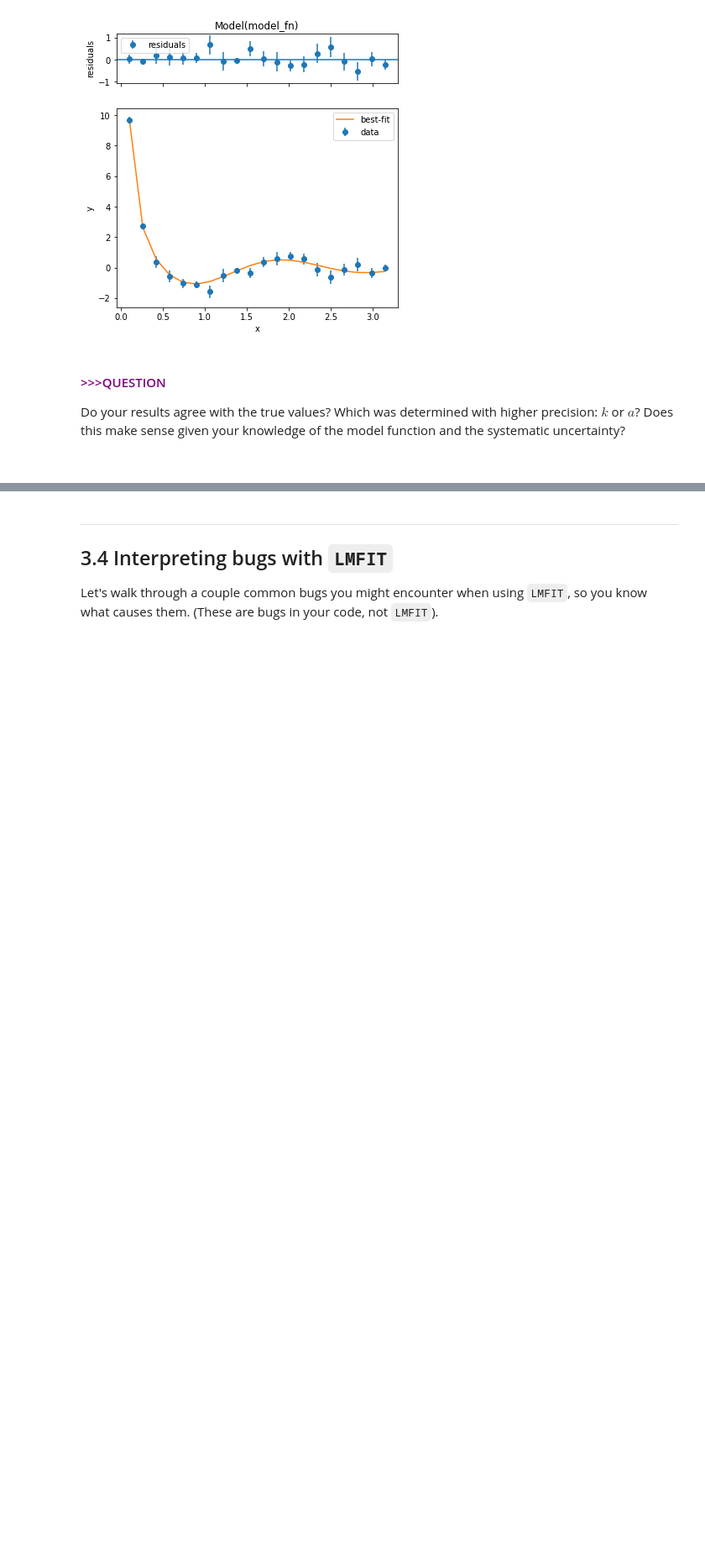
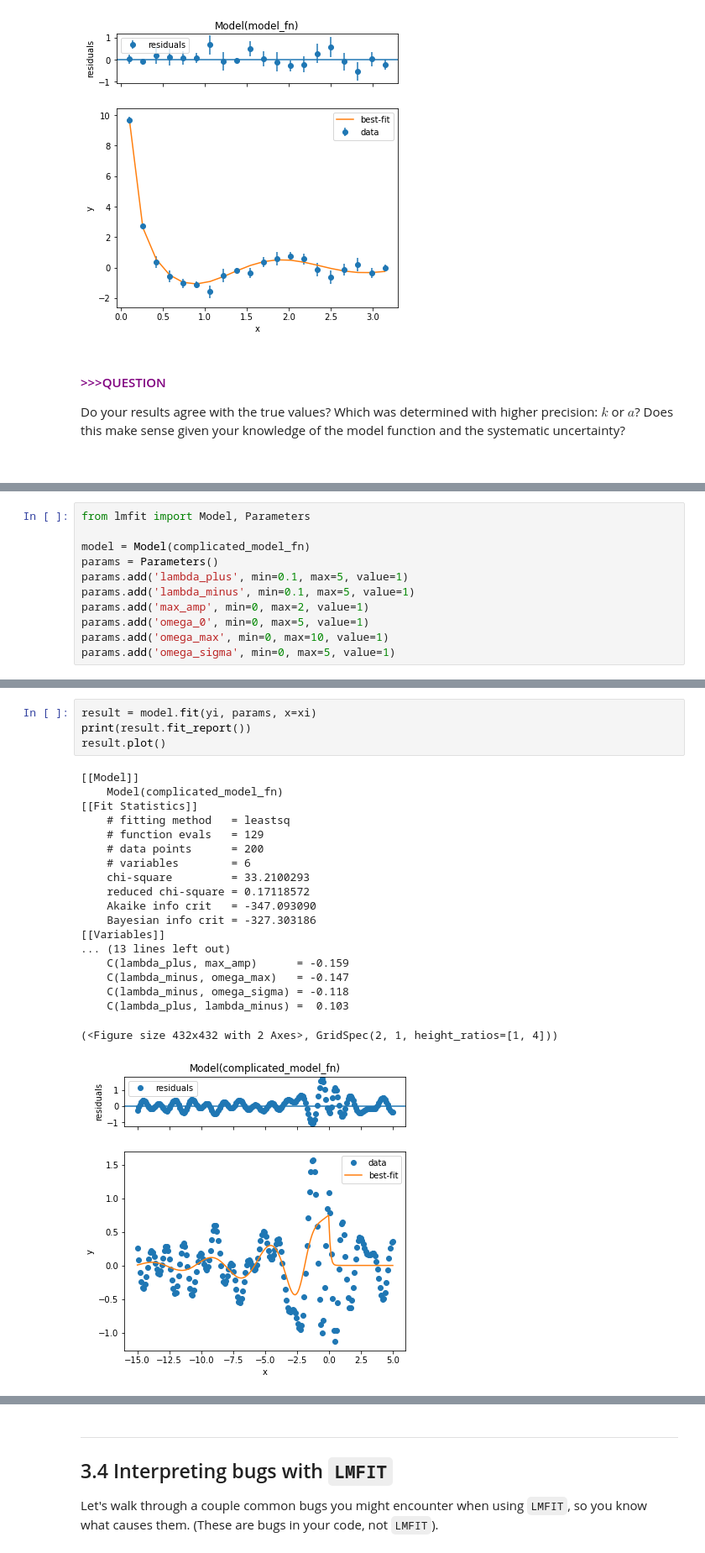
Before and after one commit to violatingcp/MIT_8.S50, a Jupyter notebook: Recitation3/Recitation_03_learner_soln.ipynb, the cells around one changed output, grey strips where cells are left out. Shown at 84% size. Saved outputs shown, nothing was run; the diff lists cells and outputs as text; blank space fills up the shorter version.

```diff
--- a/Recitation3/Recitation_03_learner_soln.ipynb
+++ b/Recitation3/Recitation_03_learner_soln.ipynb
@@ -519,0 +555,11 @@ Question text needed...
+# %%
+from lmfit import Model, Parameters
+
+model = Model(complicated_model_fn)
+params = Parameters()
+params.add('lambda_plus', min=0.1, max=5, value=1)
+params.add('lambda_minus', min=0.1, max=5, value=1)
+params.add('max_amp', min=0, max=2, value=1)
+params.add('omega_0', min=0, max=5, value=1)
+params.add('omega_max', min=0, max=10, value=1)
+params.add('omega_sigma', min=0, max=5, value=1)
@@ -519,0 +585,24 @@ Question text needed...
+# %%
+result = model.fit(yi, params, x=xi)
+print(result.fit_report())
+result.plot()
+# %% [output]
+[[Model]]
+    Model(complicated_model_fn)
+[[Fit Statistics]]
+    # fitting method   = leastsq
+    # function evals   = 129
+    # data points      = 200
+    # variables        = 6
+    chi-square         = 33.2100293
+    reduced chi-square = 0.17118572
+    Akaike info crit   = -347.093090
+    Bayesian info crit = -327.303186
+[[Variables]]
+... (13 lines left out)
+    C(lambda_plus, max_amp)      = -0.159
+    C(lambda_minus, omega_max)   = -0.147
+    C(lambda_minus, omega_sigma) = -0.118
+    C(lambda_plus, lambda_minus) =  0.103
+(<Figure size 432x432 with 2 Axes>, GridSpec(2, 1, height_ratios=[1, 4]))
+[figure, added]
```
Also changed, not shown: parts of 38 cells of this notebook.
